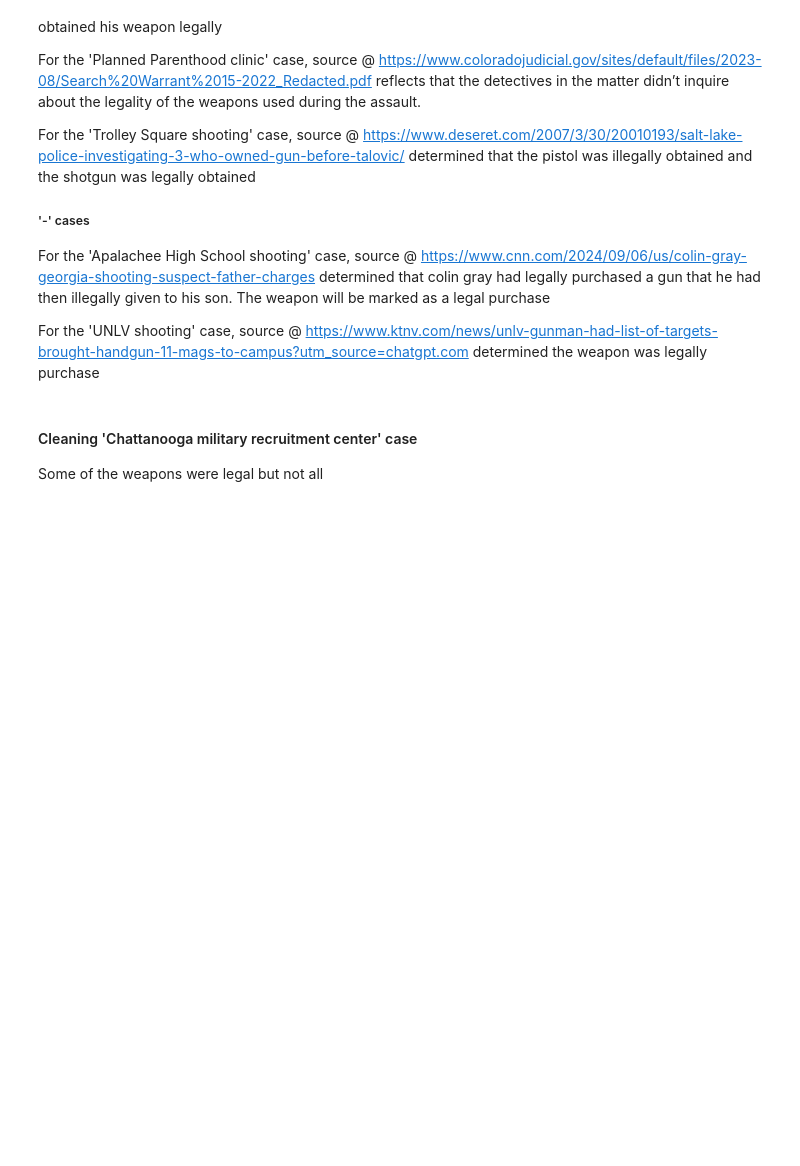
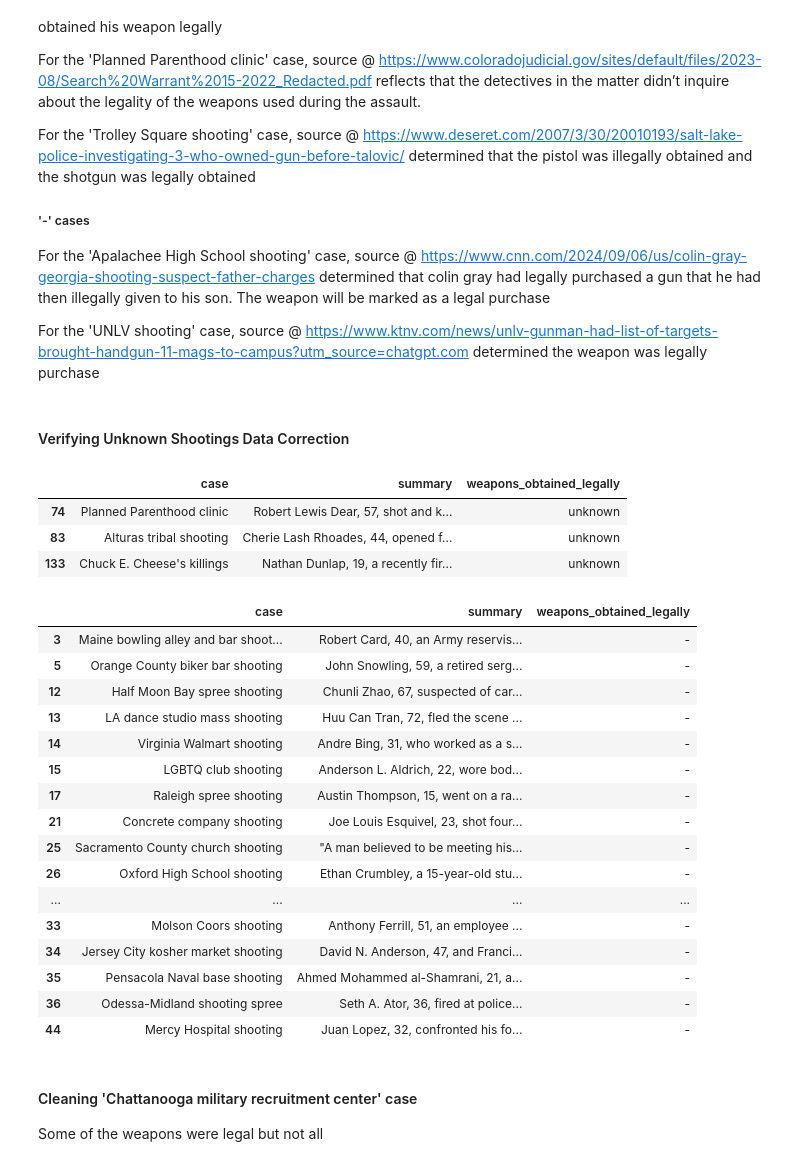
Before and after one commit to JA-Acosta/mj_mass_shootings, a Jupyter notebook: mjms_notebooks/mjms_data_notebook.ipynb, the cells around one changed output. Cells and saved outputs as stored; diff of their text form; code cells hidden in the pictures; blank space fills up the shorter version.

```diff
--- a/mjms_notebooks/mjms_data_notebook.ipynb
+++ b/mjms_notebooks/mjms_data_notebook.ipynb
@@ -283,5 +283,14 @@ mjms_df.loc[mjms_df.case == 'Fresno downtown shooting', 'weapons_obtained_legall
 mjms_df.loc[mjms_df.case == 'Baton Rouge police shooting', 'weapons_obtained_legally'] = 'yes'
 # Trolley Square shooting
 mjms_df.loc[mjms_df.case == 'Trolley Square shooting', 'weapons_obtained_legally'] = 'some'
+# %% [markdown]
+#### Verifying Unknown Shootings Data Correction
+# %%
+mjms_df.loc[mjms_df.weapons_obtained_legally == 'unknown', ('case', 'summary', 'weapons_obtained_legally')]
+# %% [output]
+|  | case | summary | weapons_obtained_legally |
+| 74 | Planned Parenthood clinic | Robert Lewis Dear, 57, shot and k... | unknown |
+| 83 | Alturas tribal shooting | Cherie Lash Rhoades, 44, opened f... | unknown |
+| 133 | Chuck E. Cheese's killings | Nathan Dunlap, 19, a recently fir... | unknown |
 # %%
 # Apalachee High School shooting
@@ -293,3 +302,23 @@ mjms_df.loc[mjms_df.case == 'Trolley Square shooting', 'weapons_obtained_legally
+# %%
+mjms_df.loc[mjms_df.weapons_obtained_legally == '-', ('case', 'summary', 'weapons_obtained_legally')]
+# %% [output]
+|  | case | summary | weapons_obtained_legally |
+| 3 | Maine bowling alley and bar shoot... | Robert Card, 40, an Army reservis... | - |
+| 5 | Orange County biker bar shooting | John Snowling, 59, a retired serg... | - |
+| 12 | Half Moon Bay spree shooting | Chunli Zhao, 67, suspected of car... | - |
+| 13 | LA dance studio mass shooting | Huu Can Tran, 72, fled the scene ... | - |
+| 14 | Virginia Walmart shooting | Andre Bing, 31, who worked as a s... | - |
+| 15 | LGBTQ club shooting | Anderson L. Aldrich, 22, wore bod... | - |
+| 17 | Raleigh spree shooting | Austin Thompson, 15, went on a ra... | - |
+| 21 | Concrete company shooting | Joe Louis Esquivel, 23, shot four... | - |
+| 25 | Sacramento County church shooting | "A man believed to be meeting his... | - |
+| 26 | Oxford High School shooting | Ethan Crumbley, a 15-year-old stu... | - |
+| ... | ... | ... | ... |
+| 33 | Molson Coors shooting | Anthony Ferrill, 51, an employee ... | - |
+| 34 | Jersey City kosher market shooting | David N. Anderson, 47, and Franci... | - |
+| 35 | Pensacola Naval base shooting | Ahmed Mohammed al-Shamrani, 21, a... | - |
+| 36 | Odessa-Midland shooting spree | Seth A. Ator, 36, fired at police... | - |
+| 44 | Mercy Hospital shooting | Juan Lopez, 32, confronted his fo... | - |
 # %% [markdown]
 #### Cleaning 'Chattanooga military recruitment center' case
 Some of the weapons were legal but not all
```
Also changed, not shown: parts of 13 cells of this notebook.
